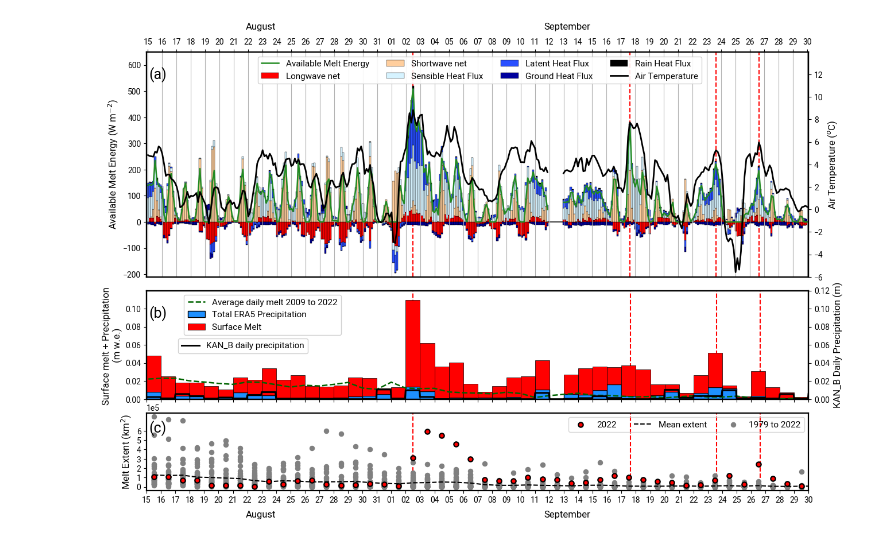
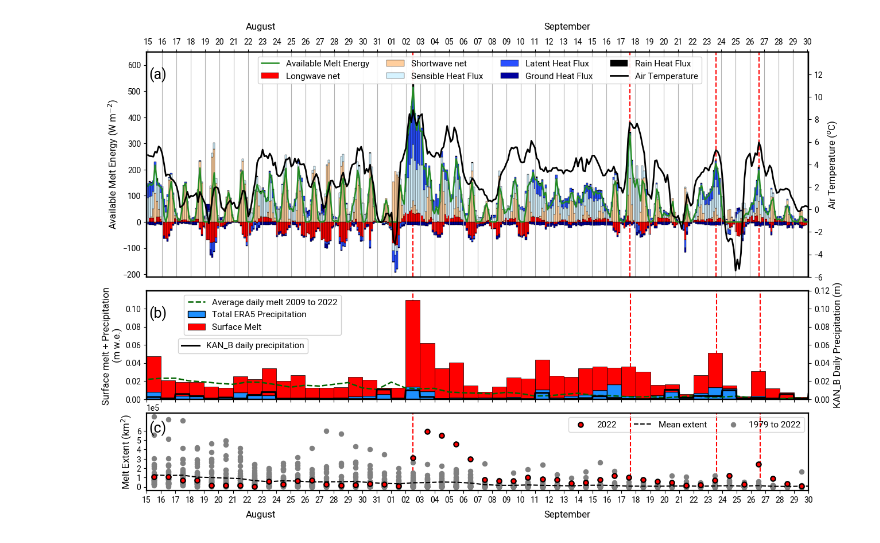
Before and after one commit to ry-ing/GrIS_late-season-melt-event, a Jupyter notebook: code/figures/fig2_met_overview.ipynb, the cells around one changed output. Cells and saved outputs as stored; diff of their text form; code cells hidden in the pictures.

Commit message:
fixed missing data in met graph

```diff
--- a/code/figures/fig2_met_overview.ipynb
+++ b/code/figures/fig2_met_overview.ipynb
@@ -67,13 +67,13 @@ def correctPrecip(precip, wspd):
 
     return precip_cor, precip_rate
 
-data_dir = '../../data/'
+data_dir = '../../data'
 # %%
 # =============================================================================
 # Import all data and fix timestamps to match each other
 # =============================================================================
 
-cosipy_data = xr.open_dataset(r'%s/KAN_L_cosipy_output_20090101-20221129.nc' % data_dir, engine='netcdf4')
+cosipy_data = xr.open_dataset(r'%s/KANL_cosipy_output_20090101-20221229_v3.nc' % data_dir, engine='netcdf4')
 mask1 = (cosipy_data['time'] >= pd.to_datetime('2022-08-15')) & (cosipy_data['time'] <= pd.to_datetime('2022-09-30')) # 2022-09-01 to 2022-09-30
 
 #### melt event 1 #################
@@ -119,7 +119,7 @@ surfM_historic = surfM_historic.groupby([surfM_historic.index.day, surfM_histori
 surfM_historic = surfM_historic.drop(0)
 surfM_historic.index = pd.date_range(start='01-01-2022', end='12-31-2022', freq='1D')
 # %%
-KANB_data = pd.read_csv('%s/KAN_B_hour_2022.csv' % data_dir)
+KANB_data = pd.read_csv('%s/met_data/KAN_B_hour_2022.csv' % data_dir)
 KANB_data.time = pd.to_datetime(KANB_data.time, dayfirst=True)
 
 precip = xr.DataArray(data=KANB_data['precip_u'], dims=['time'], coords=dict(time=KANB_data.time.values), name=['precip'])
@@ -141,7 +141,7 @@ df = pd.DataFrame(index=time,
                         'Ground Heat Flux': B,
                         'Rain Heat Flux' : QRR})
 # %%
-extent_area = pd.read_csv(data_dir + 'August-September_melt_extent_Mote-et-al-2018.csv')
+extent_area = pd.read_csv(data_dir + '/met_data/August-September_melt_extent_Mote-et-al-2018.csv')
 extent_area = extent_area.drop('day', axis=1)
 mean_extent = extent_area.mean(axis=1)
 
@@ -245,31 +245,31 @@ ax3.plot(time_rain_surfm, mean_extent[14:], color='k', linestyle='--', zorder=-1
 
 for col in extent_area.columns:
     if not col=='day' or not col=='2019':
         ax3.scatter(time_rain_surfm, extent_area[col][14:], color='grey', zorder=-2, linewidth=0.8)
     if col=='2019':
         ax3.scatter(time_rain_surfm, extent_area[col][14:], color='grey', zorder=-2, linewidth=0.8, label='1979 to 2022')
 
 ax3.set_xlim(time_lims[0], time_lims[-1])
 plt.ticklabel_format(style='sci', axis='y', scilimits=(0,0))
 ax3.set_ylabel('Melt Extent (km$^{2}$)')
 ax3.set_yticks([0, 100000, 200000, 300000, 400000, 500000, 600000])
 
 myFmt = mdates.DateFormatter('%d')
 ax3.xaxis.set_major_formatter(myFmt)
 ax3.xaxis.set_major_locator(mdates.DayLocator(interval=1))
 ax3.text(0.15, -0.35, 'August', transform=ax3.transAxes, fontsize=12)
 ax3.text(0.6, -0.35, 'September', transform=ax3.transAxes, fontsize=12)
 
 ax3.axvline(pd.to_datetime('2022-09-02 12:00'), color='r', linewidth=1.5, linestyle='--', zorder=-5)
 ax3.axvline(pd.to_datetime('2022-09-17 15:00'), color='r', linewidth=1.5, linestyle='--', zorder=-5)
 ax3.axvline(pd.to_datetime('2022-09-23 15:00'), color='r', linewidth=1.5, linestyle='--', zorder=-5)
 ax3.axvline(pd.to_datetime('2022-09-26 15:00'), color='r', linewidth=1.5, linestyle='--', zorder=-5)
 
 ax3.legend(loc='best', ncol=3)#, bbox_to_anchor=(2.8, 1.25))
 ax3.text(0.004, 0.75, '(c)', transform=ax3.transAxes, fontsize=18)
 
 fig.set_size_inches(width, height)
 fig.savefig('fig2_met-overview.jpg', dpi=300)
 plt.show()
 # %% [output]
-[figure, old version]
+[figure, new version]
```
Also changed, not shown: 3 other files.
